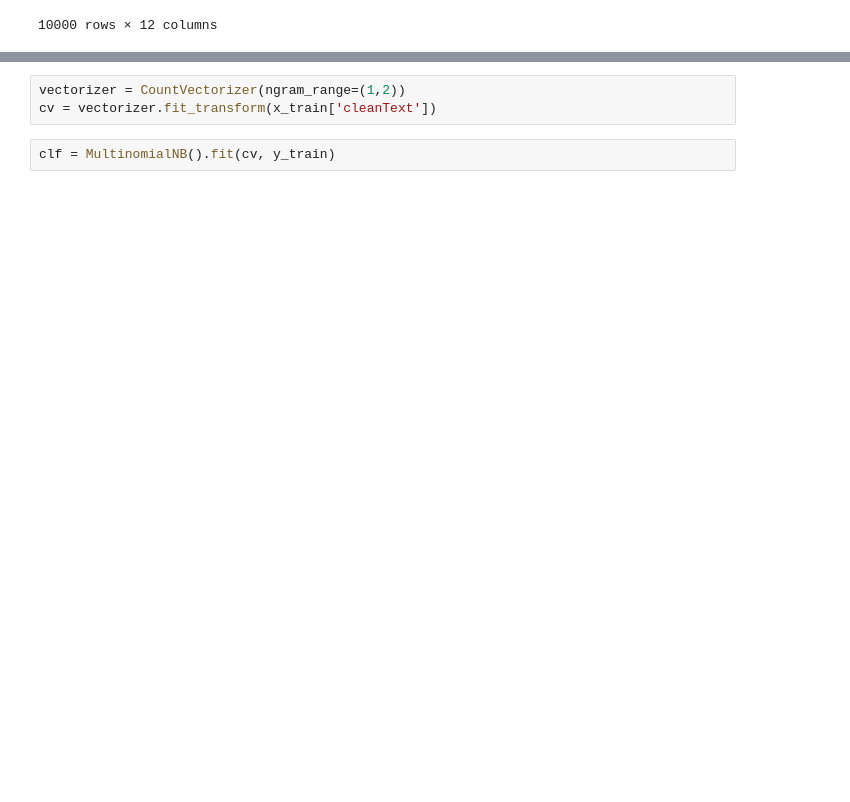
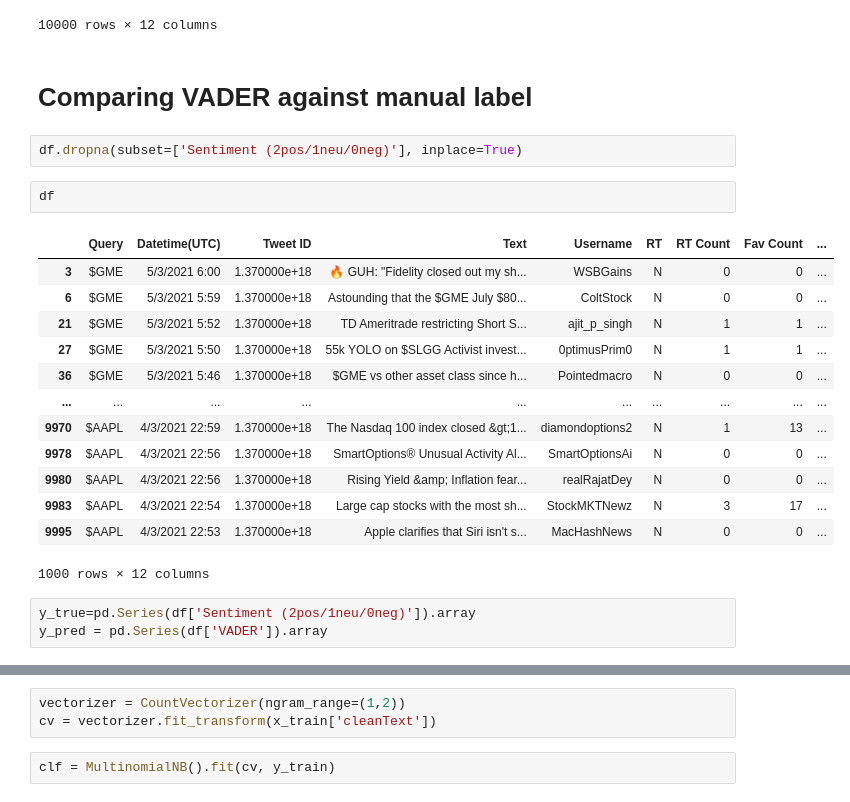
Before and after one commit to orelanthos32/InfoRetrieval, a Jupyter notebook: classification.ipynb, the cells around one changed output, grey strips where cells are left out. Cells and saved outputs as stored; diff of their text form; blank space fills up the shorter version.

```diff
--- a/classification.ipynb
+++ b/classification.ipynb
@@ -188,3 +191,26 @@ df
 | 9998 | $AAPL | 4/3/2021 22:52 | 1.370000e+18 | $QQQ Hourly(Mar/4) $AAPL $ALGN $A... | ActionTrading1 | N | 0 | 0 | ... |
 | 9999 | $AAPL | 4/3/2021 22:52 | 1.370000e+18 | $spy $spx $etsy $ndx $qqq $tsla $... | stonksrus | N | 0 | 0 | ... |
 10000 rows × 12 columns
+# %% [markdown]
+# Comparing VADER against manual label
+# %%
+df.dropna(subset=['Sentiment (2pos/1neu/0neg)'], inplace=True)
+# %%
+df
+# %% [output]
+|  | Query | Datetime(UTC) | Tweet ID | Text | Username | RT | RT Count | Fav Count | ... |
+| 3 | $GME | 5/3/2021 6:00 | 1.370000e+18 | 🔥 GUH: "Fidelity closed out my sh... | WSBGains | N | 0 | 0 | ... |
+| 6 | $GME | 5/3/2021 5:59 | 1.370000e+18 | Astounding that the $GME July $80... | ColtStock | N | 0 | 0 | ... |
+| 21 | $GME | 5/3/2021 5:52 | 1.370000e+18 | TD Ameritrade restricting Short S... | ajit_p_singh | N | 1 | 1 | ... |
+| 27 | $GME | 5/3/2021 5:50 | 1.370000e+18 | 55k YOLO on $SLGG Activist invest... | 0ptimusPrim0 | N | 1 | 1 | ... |
+| 36 | $GME | 5/3/2021 5:46 | 1.370000e+18 | $GME vs other asset class since h... | Pointedmacro | N | 0 | 0 | ... |
+| ... | ... | ... | ... | ... | ... | ... | ... | ... | ... |
+| 9970 | $AAPL | 4/3/2021 22:59 | 1.370000e+18 | The Nasdaq 100 index closed &gt;1... | diamondoptions2 | N | 1 | 13 | ... |
+| 9978 | $AAPL | 4/3/2021 22:56 | 1.370000e+18 | SmartOptions® Unusual Activity Al... | SmartOptionsAi | N | 0 | 0 | ... |
+| 9980 | $AAPL | 4/3/2021 22:56 | 1.370000e+18 | Rising Yield &amp; Inflation fear... | realRajatDey | N | 0 | 0 | ... |
+| 9983 | $AAPL | 4/3/2021 22:54 | 1.370000e+18 | Large cap stocks with the most sh... | StockMKTNewz | N | 3 | 17 | ... |
+| 9995 | $AAPL | 4/3/2021 22:53 | 1.370000e+18 | Apple clarifies that Siri isn't s... | MacHashNews | N | 0 | 0 | ... |
+1000 rows × 12 columns
+# %%
+y_true=pd.Series(df['Sentiment (2pos/1neu/0neg)']).array
+y_pred = pd.Series(df['VADER']).array
```
Also changed, not shown: parts of 10 cells of this notebook.
